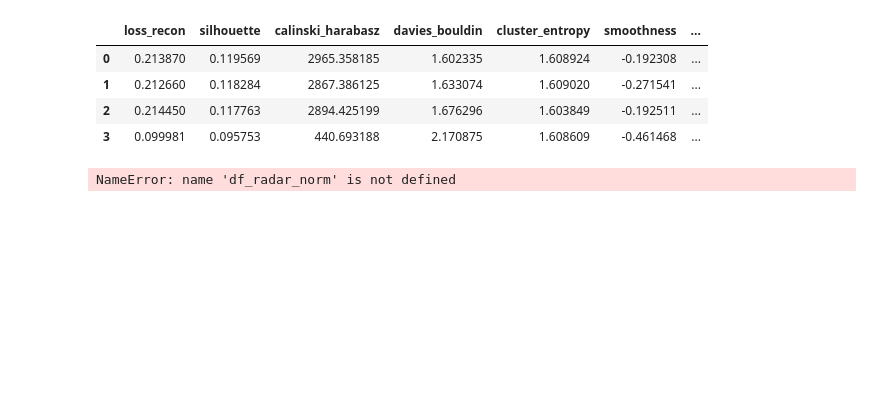
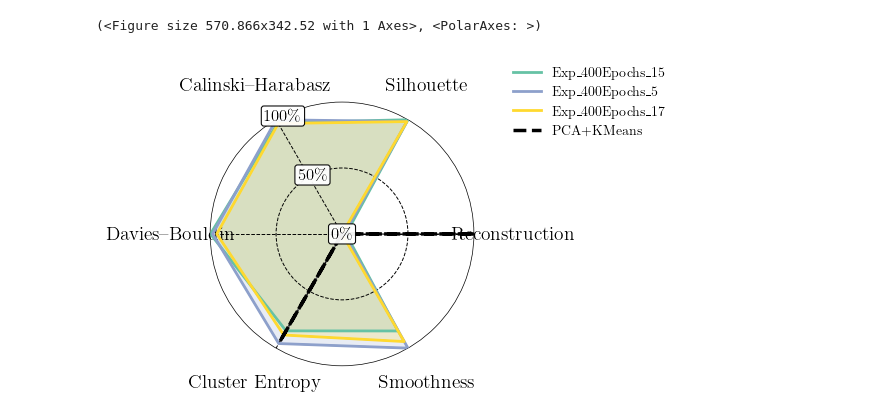
Before and after one commit to jonashuegle/vae_gmm, a Jupyter notebook: Plot_radar.ipynb, the cells around one changed output. Drawn from its saved outputs; the diff is of its cells as text; code cells hidden in the pictures; blank space fills up the shorter version.

```diff
--- a/Plot_radar.ipynb
+++ b/Plot_radar.ipynb
@@ -586,12 +701,23 @@ plot_radar(df_radar_fixed, keys=metrics, metric_display=metric_display)#, title=
 # %%
-df_radar_fixed
+df_radar_normed = prepare_radar_df(
+    df_vae,
+    keys=metrics,
+    invert_keys=["loss_recon", "davies_bouldin"],
+    baseline_raw=baseline_raw
+)
+
+df_sorted = df_radar_normed.sort_values(
+    by=["silhouette", "loss_recon"],
+    ascending=[False, True]
+)
+
+top3 = df_sorted.head(3)
+bottom1 = df_sorted.tail(1)
+
+df_plot_normed = pd.concat([top3, bottom1], ignore_index = True)
+
+
+plot_radar(df_plot_normed, keys=metrics, metric_display=metric_display)#, title="Top-3 VAE + PCA/KMeans (fixe Skala)")
 # %% [output]
-|  | loss_recon | silhouette | calinski_harabasz | davies_bouldin | cluster_entropy | smoothness | ... |
-| 0 | 0.213870 | 0.119569 | 2965.358185 | 1.602335 | 1.608924 | -0.192308 | ... |
-| 1 | 0.212660 | 0.118284 | 2867.386125 | 1.633074 | 1.609020 | -0.271541 | ... |
-| 2 | 0.214450 | 0.117763 | 2894.425199 | 1.676296 | 1.603849 | -0.192511 | ... |
-| 3 | 0.099981 | 0.095753 | 440.693188 | 2.170875 | 1.608609 | -0.461468 | ... |
+(<Figure size 570.866x342.52 with 1 Axes>, <PolarAxes: >)
+[figure, added]
-# %%
-plot_radar(df_radar_norm, keys=metrics, metric_display=metric_display)
-# %% [output]
-NameError: name 'df_radar_norm' is not defined
```
Also changed, not shown: parts of 13 cells of this notebook, 11 other files.
